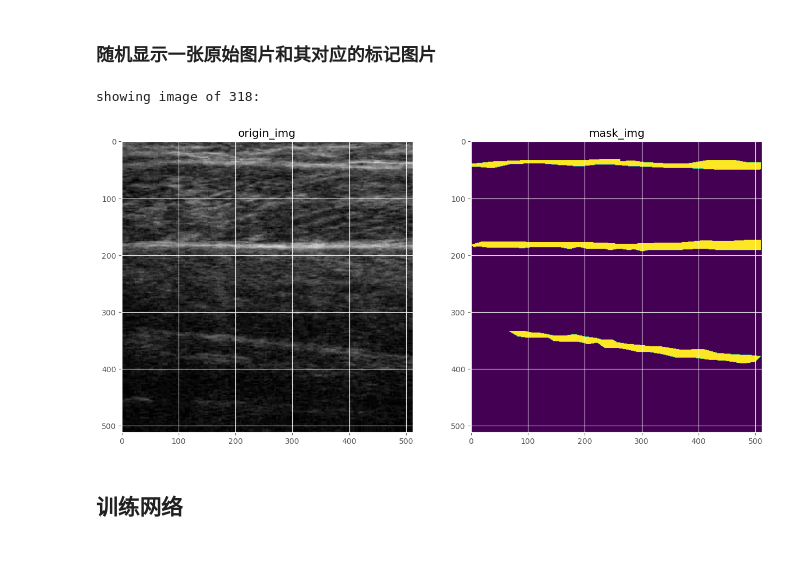
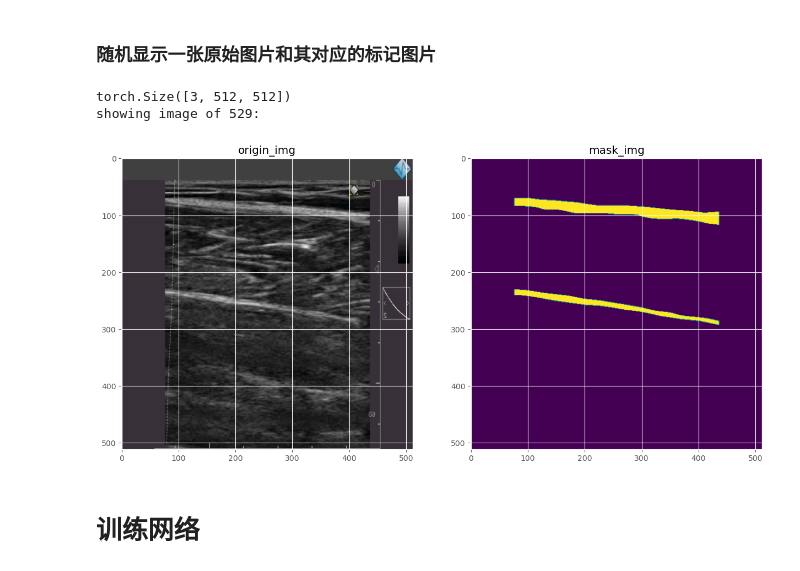
Before and after one commit to DG-Wangtao/deeplearning, a Jupyter notebook: medical/unet-pytorch.ipynb, the cells around one changed output. Drawn from its saved outputs; the diff is of its cells as text; code cells hidden in the pictures.

```diff
--- a/medical/unet-pytorch.ipynb
+++ b/medical/unet-pytorch.ipynb
@@ -321,7 +212,9 @@ class APODataSet(Dataset):
         orig_img = self.transform(orig_img)
         mask_img = self.transform(mask_img)
         mask_img = mask_img[0]
-
+        if orig_img.size()[0] == 1:
+            print("{}: orig_img size: {}".format(index,orig_img.size()))
+            return None
         # return data, mask (X, y)
         return orig_img, mask_img
 # %% [markdown]
@@ -353,29 +246,32 @@ total: 574, train_size: 459, validate_size: 115
 ### 随机显示一张原始图片和其对应的标记图片
 # %%
 
-idx = random.randint(0, len(train_data))
+idx = random.randint(0, len(dataset))
+# idx=185 是 单channel数据，应当跳过
 orig_img, mask_img = dataset[idx]
+print(orig_img.size())
 
 transform = transforms.ToPILImage()
 print("showing image of {}: ".format(idx))
 
 orig_img = transform(orig_img)
 mask_img = transform(mask_img)
 
 fig, (ax1, ax2) = plt.subplots(1, 2, figsize = (15, 12))
 
 ax1.imshow(orig_img)
 ax1.set_title("origin_img")
 
 ax2.imshow(mask_img)
 ax2.set_title("mask_img")
 
 plt.show()
 # %% [output]
-showing image of 318:
+torch.Size([3, 512, 512])
+showing image of 529:
-[figure, old version]
+[figure, new version]
 # %% [markdown]
-## 训练网络
+# 训练网络
 # %%
 
 def dice_coeff(input: Tensor, target: Tensor, reduce_batch_first: bool = False, epsilon: float = 1e-6):
```
Also changed, not shown: parts of 6 cells of this notebook.
